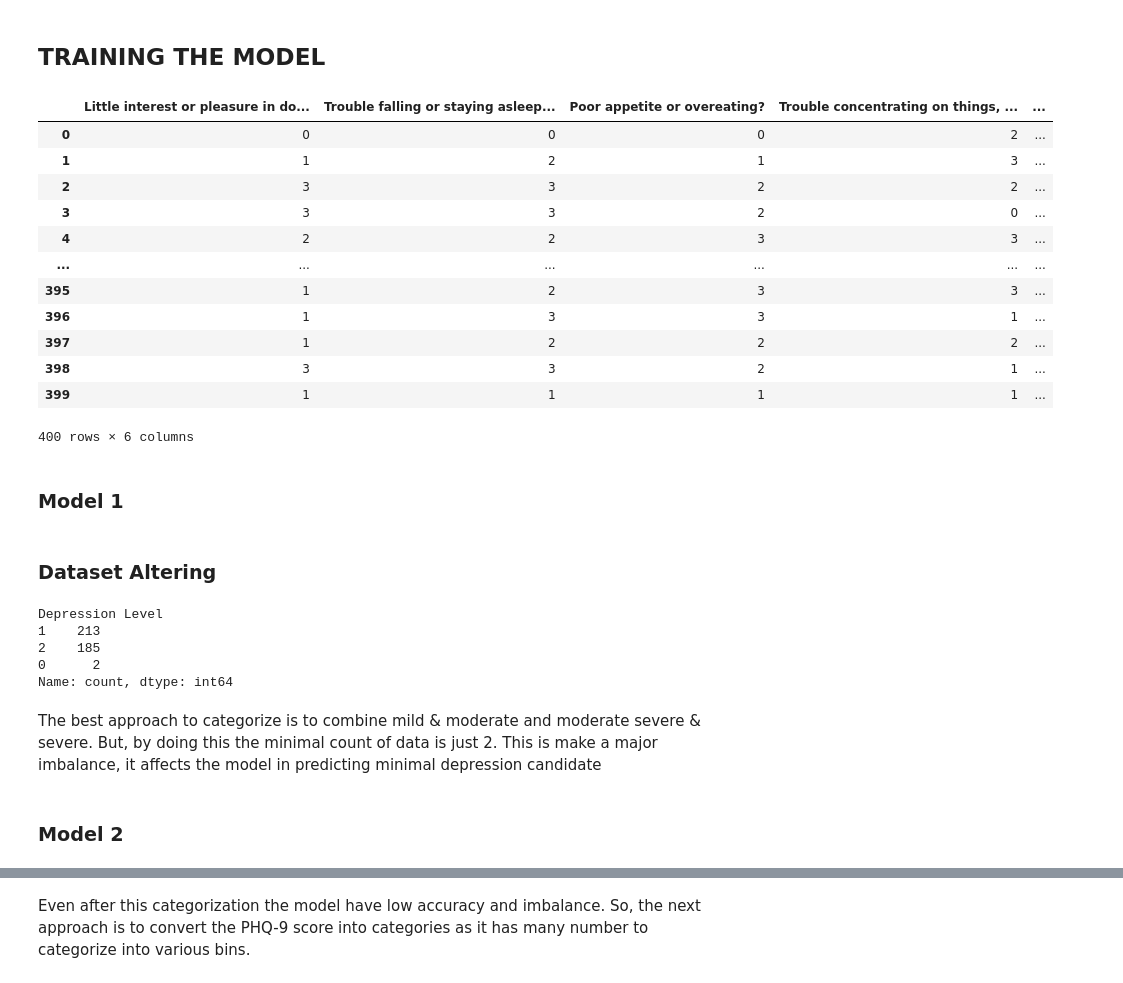
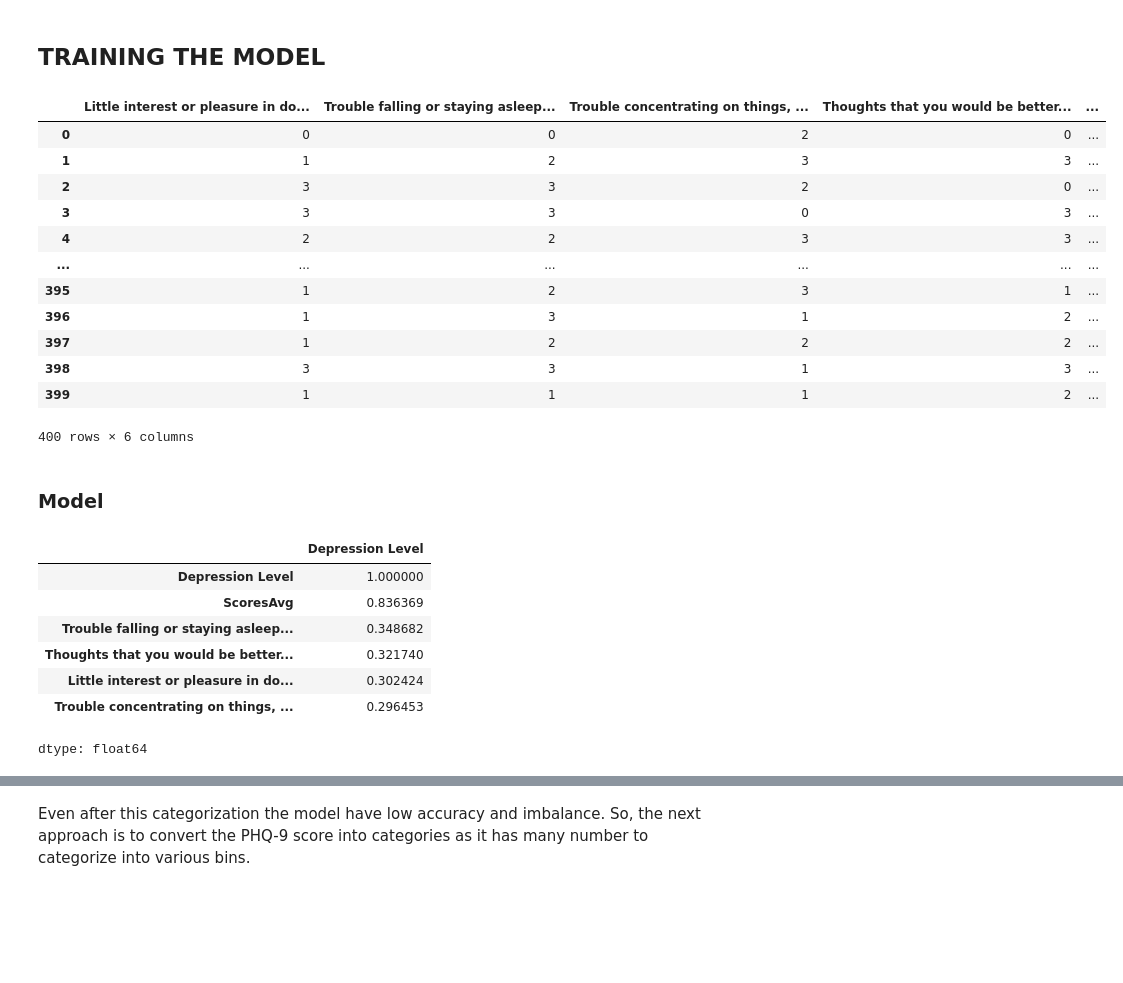
Before and after one commit to SLokesh1810/mental_health_detector, a Jupyter notebook: PHQ9_DepressionDetector.ipynb, the cells around one changed output, grey strips where cells are left out. Saved outputs shown, nothing was run; the diff lists cells and outputs as text; code cells hidden in the pictures; blank space fills up the shorter version.

```diff
--- a/PHQ9_DepressionDetector.ipynb
+++ b/PHQ9_DepressionDetector.ipynb
@@ -156,28 +156,26 @@ dtype: float64
 # %%
 # Removing the least co-related columns
 colToRemove = ['Feeling tired or having little energy?',
+              'Feeling down, depressed, or hopeless?',
               'Moving or speaking so slowly that other people could have noticed? Or the opposite — being so fidgety or restless that you have been moving around a lot more than usual?',
-              'Feeling down, depressed, or hopeless?',
               'Feeling bad about yourself — or that you are a failure or have let yourself or your family down?',
-              'PHQ-9 Total Score',
+              'Poor appetite or overeating?',
               'Gender']
 dataTotrain = df.drop(columns=colToRemove)
 dataTotrain
 # %% [output]
-|  | Little interest or pleasure in do... | Trouble falling or staying asleep... | Poor appetite or overeating? | Trouble concentrating on things, ... | ... |
-| 0 | 0 | 0 | 0 | 2 | ... |
-| 1 | 1 | 2 | 1 | 3 | ... |
-| 2 | 3 | 3 | 2 | 2 | ... |
-| 3 | 3 | 3 | 2 | 0 | ... |
+|  | Little interest or pleasure in do... | Trouble falling or staying asleep... | Trouble concentrating on things, ... | Thoughts that you would be better... | ... |
+| 0 | 0 | 0 | 2 | 0 | ... |
+| 1 | 1 | 2 | 3 | 3 | ... |
+| 2 | 3 | 3 | 2 | 0 | ... |
+| 3 | 3 | 3 | 0 | 3 | ... |
 | 4 | 2 | 2 | 3 | 3 | ... |
 | ... | ... | ... | ... | ... | ... |
-| 395 | 1 | 2 | 3 | 3 | ... |
-| 396 | 1 | 3 | 3 | 1 | ... |
+| 395 | 1 | 2 | 3 | 1 | ... |
+| 396 | 1 | 3 | 1 | 2 | ... |
 | 397 | 1 | 2 | 2 | 2 | ... |
-| 398 | 3 | 3 | 2 | 1 | ... |
-| 399 | 1 | 1 | 1 | 1 | ... |
+| 398 | 3 | 3 | 1 | 3 | ... |
+| 399 | 1 | 1 | 1 | 2 | ... |
 400 rows × 6 columns
 # %% [markdown]
-### **Model 1**
+### **Model**
-# %% [markdown]
-### **Dataset Altering**
@@ -195,15 +182,3 @@ dataTotrain['Depression Level'] = dataTotrain['Depression Level'].map(newConvers
-# %%
-print(dataTotrain['Depression Level'].value_counts())
-# %% [output]
-Depression Level
-1    213
-2    185
-0      2
-Name: count, dtype: int64
-# %% [markdown]
-The best approach to categorize is to combine mild & moderate and moderate severe & severe. But, by doing this the minimal count of data is just 2. This is make a major imbalance, it affects the model in predicting minimal depression candidate
-# %% [markdown]
-### **Model 2**
 # %%
 #Setting new categories
 #[0-9: 0 (No depression)]
@@ -220,0 +208,12 @@ dataTotrain['Depression Level'] = dataTotrain['Depression Level'].map(newConvers
+# %%
+correlation_matrix = dataTotrain.corr()
+correlation_matrix['Depression Level'].sort_values(ascending=False)
+# %% [output]
+|  | Depression Level |
+| Depression Level | 1.000000 |
+| ScoresAvg | 0.836369 |
+| Trouble falling or staying asleep... | 0.348682 |
+| Thoughts that you would be better... | 0.321740 |
+| Little interest or pleasure in do... | 0.302424 |
+| Trouble concentrating on things, ... | 0.296453 |
+dtype: float64
```
Also changed, not shown: parts of 28 cells of this notebook.
